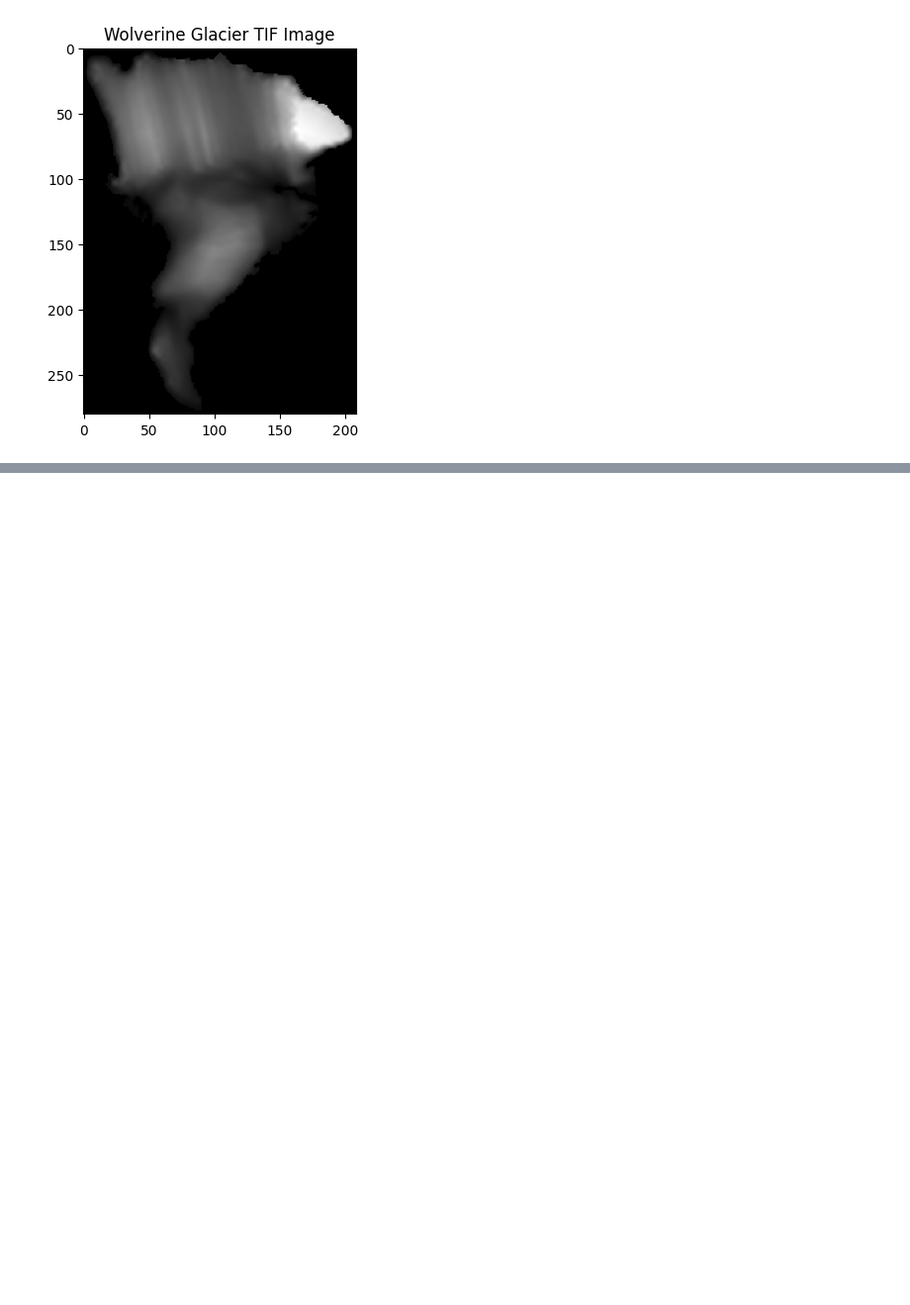
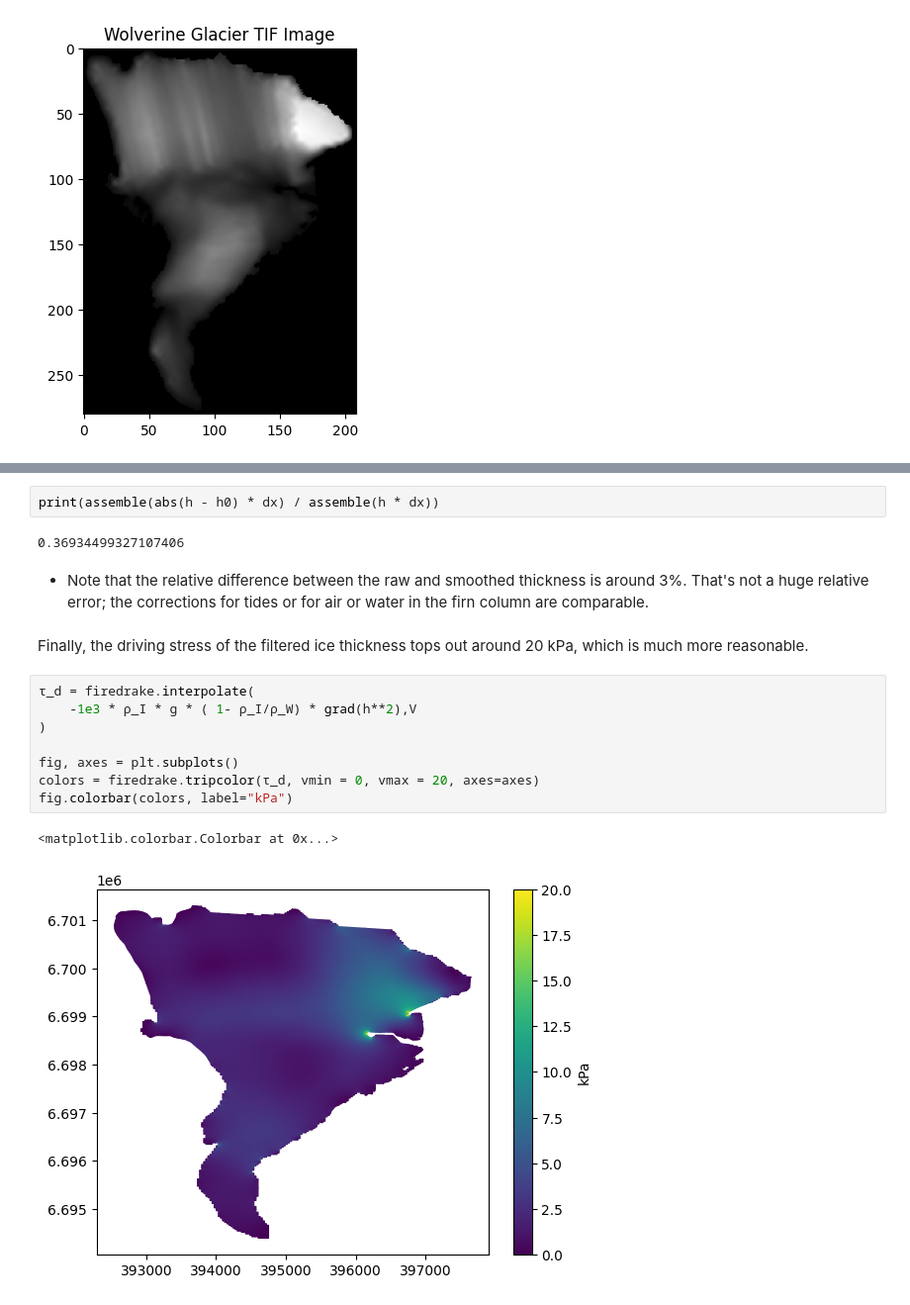
Before and after one commit to HUSILEBAI/icepack, a Jupyter notebook: practise_case/07-rgi-meshing-wolverine.ipynb, the cells around one changed output, grey strips where cells are left out. Shown at 99% size. Saved outputs shown, nothing was run; the diff lists cells and outputs as text; blank space fills up the shorter version.

```diff
--- a/practise_case/07-rgi-meshing-wolverine.ipynb
+++ b/practise_case/07-rgi-meshing-wolverine.ipynb
@@ -266,0 +264,20 @@ NameError: name 'F' is not defined
+# %%
+print(assemble(abs(h - h0) * dx) / assemble(h * dx))
+# %% [output]
+0.36934499327107406
+# %% [markdown]
+* Note that the relative difference between the raw and smoothed thickness is around 3%.
+That's not a huge relative error; the corrections for tides or for air or water in the firn column are comparable.
+# %% [markdown]
+Finally, the driving stress of the filtered ice thickness tops out around 20 kPa, which is much more reasonable.
+# %%
+τ_d = firedrake.interpolate(
+    -1e3 * ρ_I * g * ( 1- ρ_I/ρ_W) * grad(h**2),V
+)
+
+fig, axes = plt.subplots()
+colors = firedrake.tripcolor(τ_d, vmin = 0, vmax = 20, axes=axes)
+fig.colorbar(colors, label="kPa")
+# %% [output]
+<matplotlib.colorbar.Colorbar at 0x...>
+[figure, added]
```
Also changed, not shown: parts of 32 cells of this notebook.
